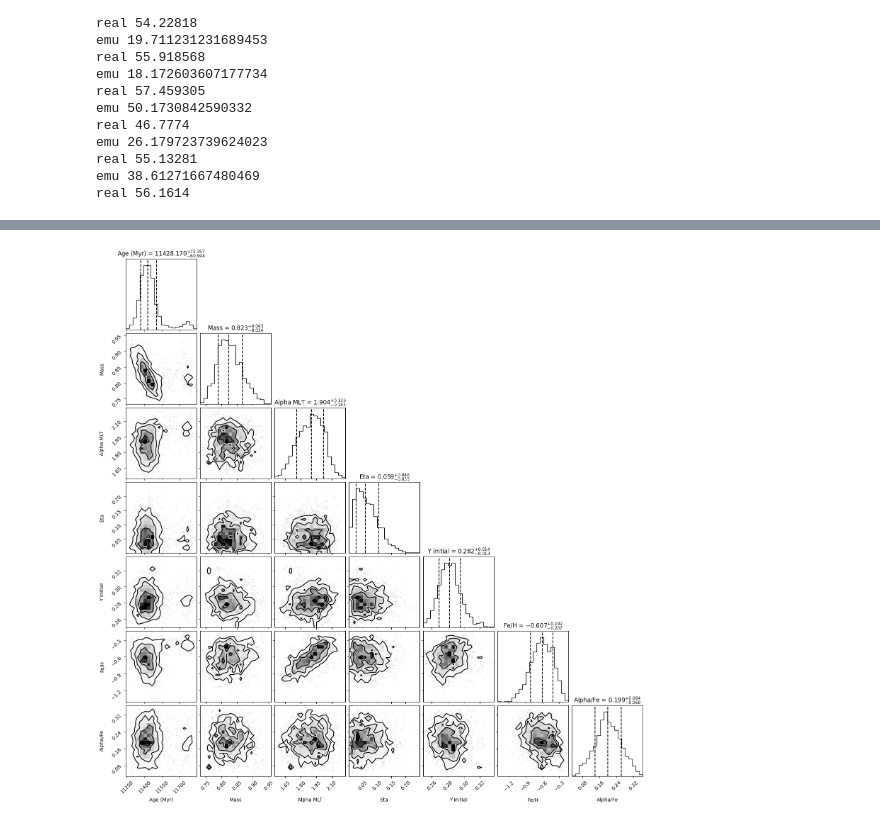
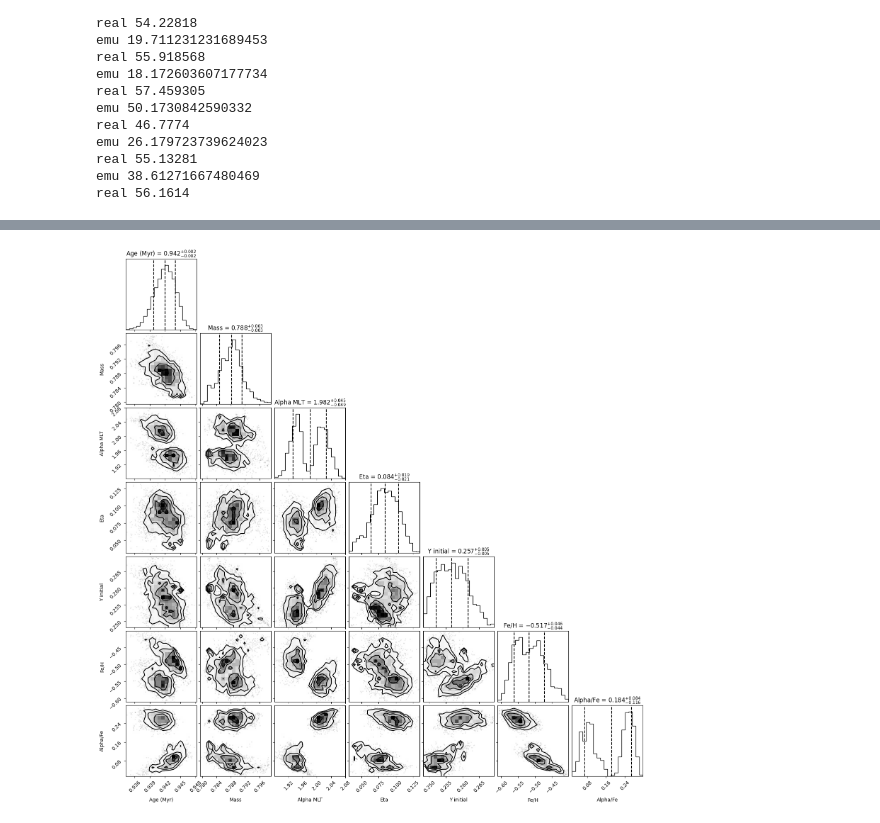
Before and after one commit to ruddock321/y4project, a Jupyter notebook: HBM stuff/Tensor flow model/Model test with tensorflow.ipynb, the cells around one changed output, grey strips where cells are left out. Saved outputs shown, nothing was run; the diff lists cells and outputs as text; code cells hidden in the pictures.

```diff
--- a/HBM stuff/Tensor flow model/Model test with tensorflow.ipynb
+++ b/HBM stuff/Tensor flow model/Model test with tensorflow.ipynb
@@ -637,7 +642,7 @@ from numpyro.infer import Predictive
 from numpyro.infer.initialization import init_to_median
 
 nuts = NUTS(Bmodel, target_accept_prob=0.8, init_strategy=init_to_median, find_heuristic_step_size=True)
-mcmc = MCMC(nuts, num_warmup=2000, num_samples=1000, num_chains=2) # between 1000 and 4000 for testing
+mcmc = MCMC(nuts, num_warmup=4000, num_samples=2000, num_chains=2) # between 1000 and 4000 for testing
 rng = random.PRNGKey(0)
 rng, key = random.split(rng)
 
@@ -678,41 +683,41 @@ force_show_all(az.summary(trace))
 # %%
 import corner
 
 samples = mcmc.get_samples()
 
 # Index
 
-i = 18
+i = 12
 
 params_of_interest = {
-    'Age (Myr)': samples['ages_'][..., i],
-    'Mass': samples['massini_'][..., i],
-    'Alpha MLT': samples['alphamlt_'][..., i],
-    'Eta': samples['eta_'][..., i],
-    'Y initial': samples['yini_'],
-    'Fe/H': samples['fehini_'][..., i],
-    'Alpha/Fe': samples['alphafe_'][..., i]
+    'Age (Myr)': np.asarray(samples['ages_norm_']).flatten(),
+    'Mass': np.asarray(samples['massini_'])[..., i].flatten(),
+    'Alpha MLT': np.asarray(samples['alphamlt_']).flatten(),
+    'Eta': np.asarray(samples['eta_']).flatten(),
+    'Y initial': np.asarray(samples['yini_']).flatten(),
+    'Fe/H': np.asarray(samples['fehini_']).flatten(),
+    'Alpha/Fe': np.asarray(samples['alphafe_']).flatten()
 }
 
 # Convert to a numpy array for corner.py
 X = np.column_stack([params_of_interest[key] for key in params_of_interest])
 labels = list(params_of_interest.keys())
 
 
 fig = corner.corner(
     X,
     labels=labels,
     quantiles=[0.16, 0.5, 0.84],
     show_titles=True,
     title_kwargs={"fontsize": 12},
     title_fmt='.3f',
     #truths = truths[i],
 )
 
 #plt.tight_layout()
 plt.show()
 # %% [output]
-[figure, old version]
+[figure, new version]
 # %%
 # Create a figure for the corner plot
 fig = plt.figure(figsize=(15, 15))
```
Also changed, not shown: parts of 5 cells of this notebook, 9 other files.
